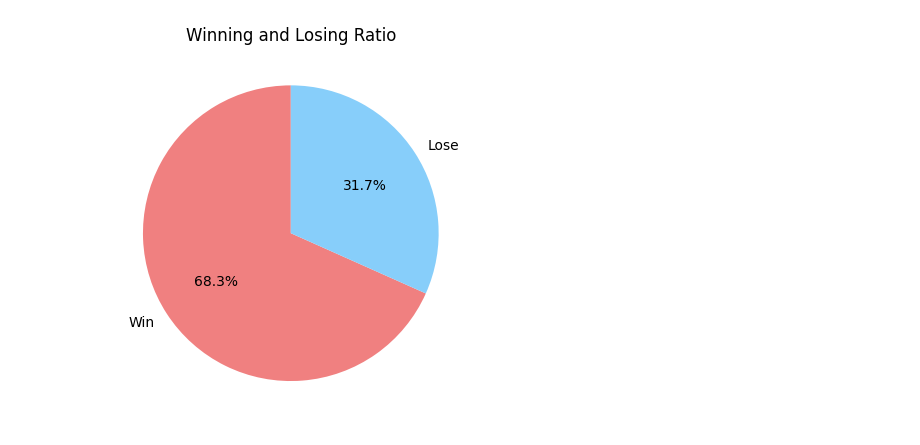
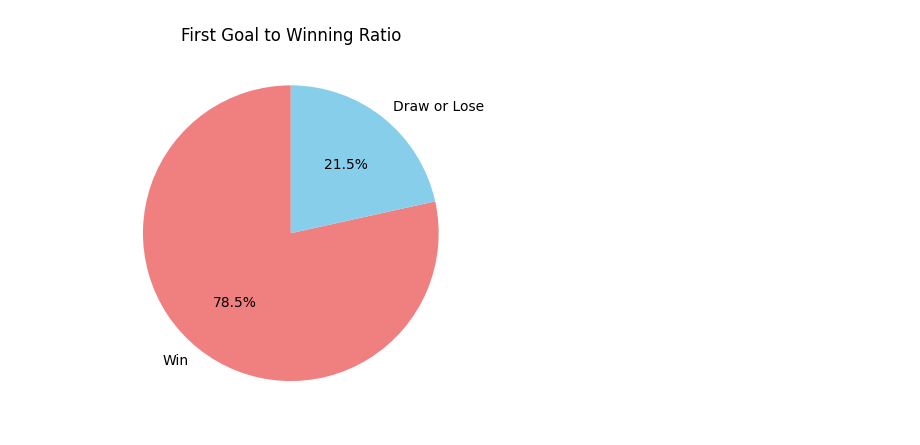
Before and after one commit to sshawnsong/2023-11-20-PB, a Jupyter notebook: goalscorers.ipynb, the cells around one changed output. Saved outputs shown, nothing was run; the diff lists cells and outputs as text; code cells hidden in the pictures.

```diff
--- a/goalscorers.ipynb
+++ b/goalscorers.ipynb
@@ -11,11 +15,12 @@ df = df.dropna(subset=['minute'])
 df['first_goal_time'] = df.groupby(['date', 'home_team', 'away_team', 'team'])['minute'].transform('min')
 df['first_goal_team'] = df.loc[df.groupby(['date', 'home_team', 'away_team', 'team'])['minute'].idxmin()]['team']
 # %%
-team_appearances = df.groupby(['date', 'home_team', 'away_team', 'team'])['team'].count().reset_index(
-    name='appearances')
+#승리한 팀 구하기
+team_scores = df.groupby(['date', 'home_team', 'away_team', 'team'])['team'].count().reset_index(
+    name='scores')
 
-winning_teams = team_appearances.loc[
-    team_appearances.groupby(['date', 'home_team', 'away_team'])['appearances'].idxmax()]
+winning_teams = team_scores.loc[
+    team_scores.groupby(['date', 'home_team', 'away_team'])['scores'].idxmax()]
 
 df['winning_team'] = np.where(df.set_index(['date', 'home_team', 'away_team', 'team']).index.isin(
-    winning_teams.set_index(['date', 'home_team', 'away_team', 'team']).index), df['team'], 'Draw')
+    winning_teams.set_index(['date', 'home_team', 'away_team', 'team']).index), df['team'], 'Draw or Lose')
@@ -30,4 +27,5 @@ plt.show()
 # %%
-winning_ratio = len(df[df['winning_team'] == df['first_goal_team']]) / len(df[df['first_goal_team'].notna()])
-losing_ratio = 1 - winning_ratio
-ratios = [winning_ratio, losing_ratio]
+#선제골을 넣은 팀이 승리한 경우의 비율 구하기
+win_ratio = len(df[(df['winning_team'] == df['first_goal_team']) & df['first_goal_team'].notna()]) / len(df[df['first_goal_team'].notna()])
+draw_or_lose_ratio = 1 - win_ratio
+ratios = [win_ratio, draw_or_lose_ratio]
@@ -34,8 +41,9 @@ ratios = [winning_ratio, losing_ratio]
 # %%
-labels = ['Win', 'Lose']
-colors = ['lightcoral', 'lightskyblue']
+#원 그래프 그리기
+labels = ['Win', 'Draw or Lose']
+colors = ['lightcoral', 'skyblue']
 plt.pie(ratios, labels=labels, colors=colors, autopct='%1.1f%%', startangle=90)
-plt.title('Winning and Losing Ratio')
+plt.title('First Goal to Winning Ratio')
 plt.show()
 # %% [output]
-[figure, old version]
+[figure, new version]
```
Also changed, not shown: parts of 6 cells of this notebook, 1 other file.
